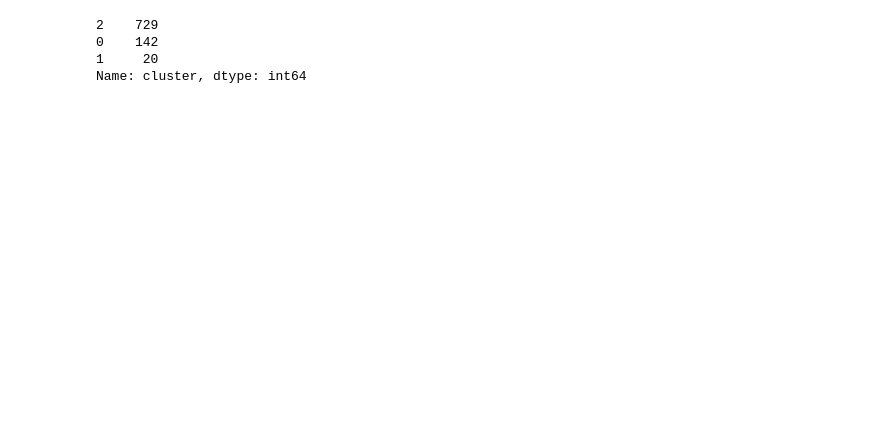
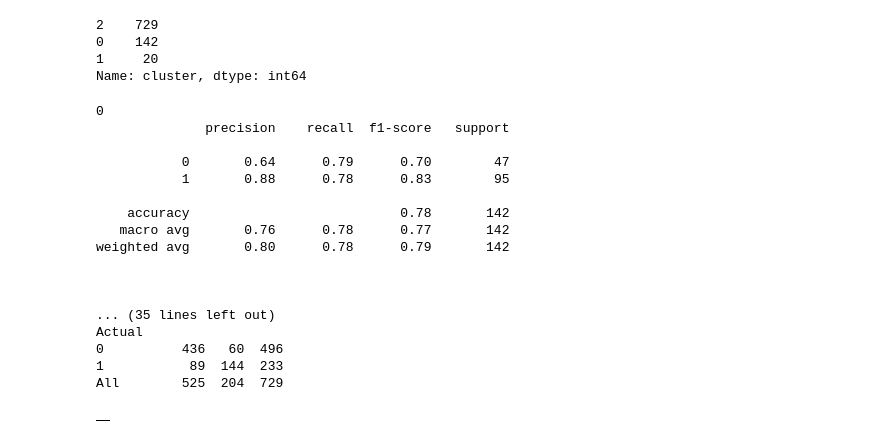
Before and after one commit to 16kesun/Titanic, a Jupyter notebook: Kevin Titanic.ipynb, the cells around one changed output. Drawn from its saved outputs; the diff is of its cells as text; code cells hidden in the pictures; blank space fills up the shorter version.

```diff
--- a/Kevin Titanic.ipynb
+++ b/Kevin Titanic.ipynb
@@ -358,3 +362,47 @@ train['cluster'].value_counts()
 0    142
 1     20
 Name: cluster, dtype: int64
+# %%
+# logistic regression on each cluster
+X = train.loc[:, features]
+y = train.loc[:,'Survived']
+
+X_test = test.loc[:, features]
+
+lr = LogisticRegression()
+empty_df = pd.DataFrame({})
+for i in [0,1,2]:
+    X = train.loc[train['cluster'] == i, features]
+    y = train.loc[train['cluster'] == i, 'Survived']
+    lr.fit(X,y)
+    predictions = lr.predict(X)
+    print(i)
+    print(classification_report(y, predictions))
+    print('\n')
+    print(pd.crosstab(y, predictions, rownames=['Actual'], colnames=['Predicted'], margins=True))
+    X_test = test.loc[test['cluster'] == i, features]
+    predictions_test = lr.predict(X_test)
+    df_pred = pd.DataFrame({'PassengerId':test.loc[test['cluster'] == i]['PassengerId'],
+                            'Survived':predictions_test})
+    empty_df.update(df_pred)
+
+empty_df
+# %% [output]
+0
+              precision    recall  f1-score   support
+
+           0       0.64      0.79      0.70        47
+           1       0.88      0.78      0.83        95
+
+    accuracy                           0.78       142
+   macro avg       0.76      0.78      0.77       142
+weighted avg       0.80      0.78      0.79       142
+
+
+
+... (35 lines left out)
+Actual
+0          436   60  496
+1           89  144  233
+All        525  204  729
+|  |
```
Also changed, not shown: parts of 5 cells of this notebook.
